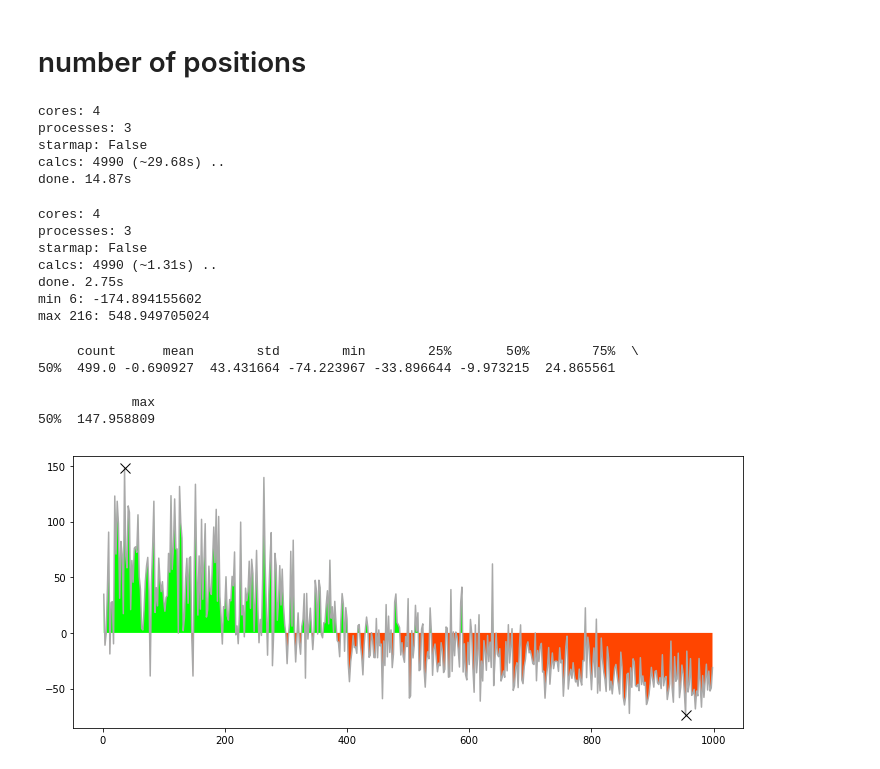
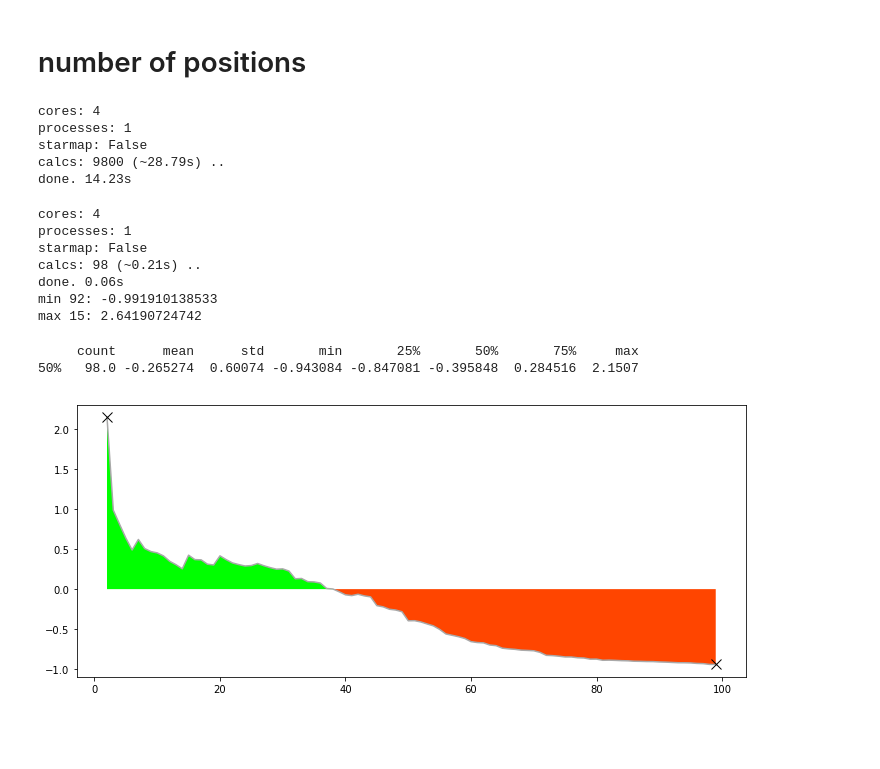
Before and after one commit to polakowo/vectorbt, a Jupyter notebook: tests.ipynb, the cells around one changed output. Cells and saved outputs as stored; diff of their text form; code cells hidden in the pictures; blank space fills up the shorter version.

```diff
--- a/tests.ipynb
+++ b/tests.ipynb
@@ -53,18 +34,26 @@ param_range = list(range(2, 1000, 2)) * 10
+# %%
+param_range = list(range(2, 100)) * 100
+# %%
+def random_returns_func(n):
+    pos_sr = vbt.positions.random(rate_sr, n)
+    equity_sr = vbt.equity.from_positions(rate_sr, pos_sr, fees, slippage)
+    returns_sr = vbt.returns.from_equity(equity_sr)
+    return returns_sr
 # %%
-random_eqdmap = grids.seriesmap.from_func(random_eqdfunc, param_range)
+random_returns_srmap = grids.srmap.from_func(random_returns_func, param_range)
 # %% [output]
 cores: 4
-processes: 3
+processes: 1
 starmap: False
-calcs: 4990 (~29.68s) ..
-done. 14.87s
+calcs: 9800 (~28.79s) ..
+done. 14.23s
 # %%
-random_nummap = grids.nummap.from_seriesmap(random_eqdmap, vbt.performance.profit)
+random_profit_nummap = grids.nummap.from_srmap(random_returns_srmap, vbt.performance.profit)
 # %% [output]
 cores: 4
-processes: 3
+processes: 1
 starmap: False
-calcs: 4990 (~1.31s) ..
-done. 2.75s
-min 6: -174.894155602
-max 216: 548.949705024
+calcs: 98 (~0.21s) ..
+done. 0.06s
+min 92: -0.991910138533
+max 15: 2.64190724742
@@ -73,10 +60,8 @@ random_nummap_desc = random_nummap.groupby(random_nummap.index).describe()
-# %%
-vbt.graphics.plot_line(random_nummap_desc['50%'], 0)
-# %% [output]
-     count      mean        std        min        25%       50%        75%  \
-50%  499.0 -0.690927  43.431664 -74.223967 -33.896644 -9.973215  24.865561
-
-            max
-50%  147.958809
-[figure, removed]
+# %%
+random_nummap_desc = random_profit_nummap.groupby(random_profit_nummap.index).describe()
+vbt.graphics.plot_line(random_nummap_desc['50%'].rolling(window=30, min_periods=1).mean(), 0)
+# %% [output]
+     count      mean      std       min       25%       50%       75%     max
+50%   98.0 -0.265274  0.60074 -0.943084 -0.847081 -0.395848  0.284516  2.1507
+[figure, added]
 # %% [markdown]
```
Also changed, not shown: parts of 16 cells of this notebook, 4 other files.
